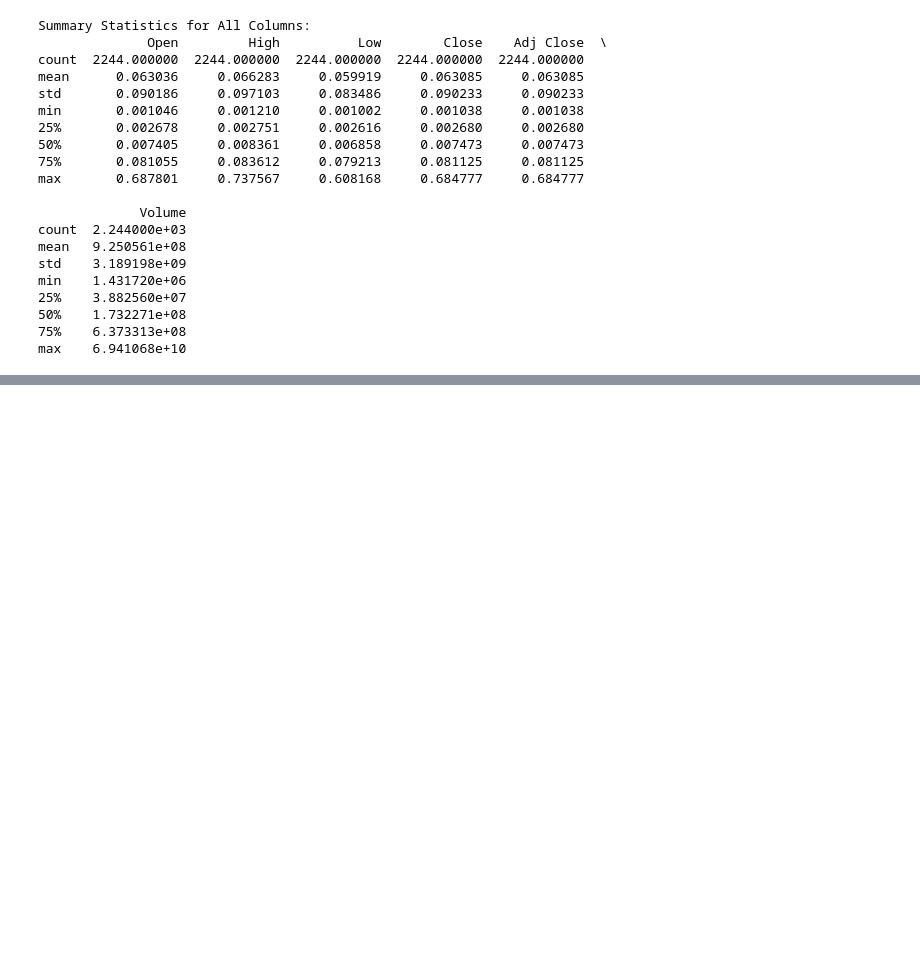
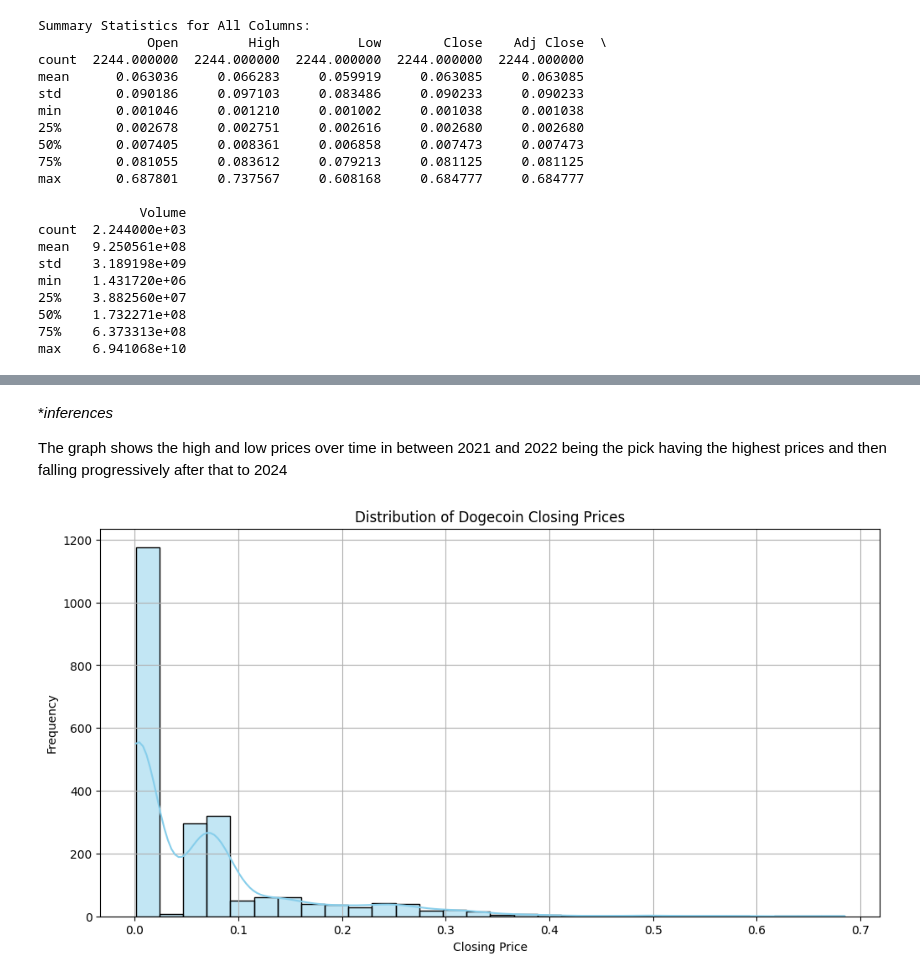
Before and after one commit to paulmachau/Dogecion-Historical-Prices, a Jupyter notebook: Dogecoin_price_prediction_LSTM.ipynb, the cells around one changed output, grey strips where cells are left out. Saved outputs shown, nothing was run; the diff lists cells and outputs as text; code cells hidden in the pictures; blank space fills up the shorter version.

```diff
--- a/Dogecoin_price_prediction_LSTM.ipynb
+++ b/Dogecoin_price_prediction_LSTM.ipynb
@@ -162,0 +195,16 @@ max    6.941068e+10
+# %% [markdown]
+**inferences*
+
+The graph shows the high and low prices over time in between 2021 and 2022 being the pick having the highest prices and then falling progressively after that to 2024
+# %%
+
+# Plot histogram of Dogecoin closing prices
+plt.figure(figsize=(12, 6))
+sns.histplot(dogecoin_data['Close'], bins=30, kde=True, color='skyblue')
+plt.title('Distribution of Dogecoin Closing Prices')
+plt.xlabel('Closing Price')
+plt.ylabel('Frequency')
+plt.grid(True)
+plt.show()
+# %% [output]
+[figure, added]
```
Also changed, not shown: parts of 5 cells of this notebook.
